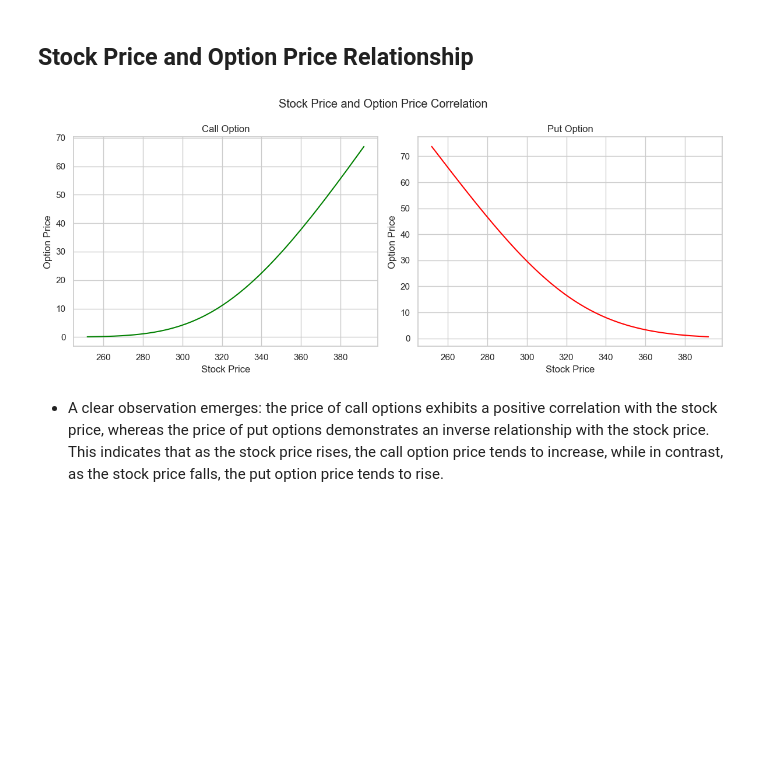
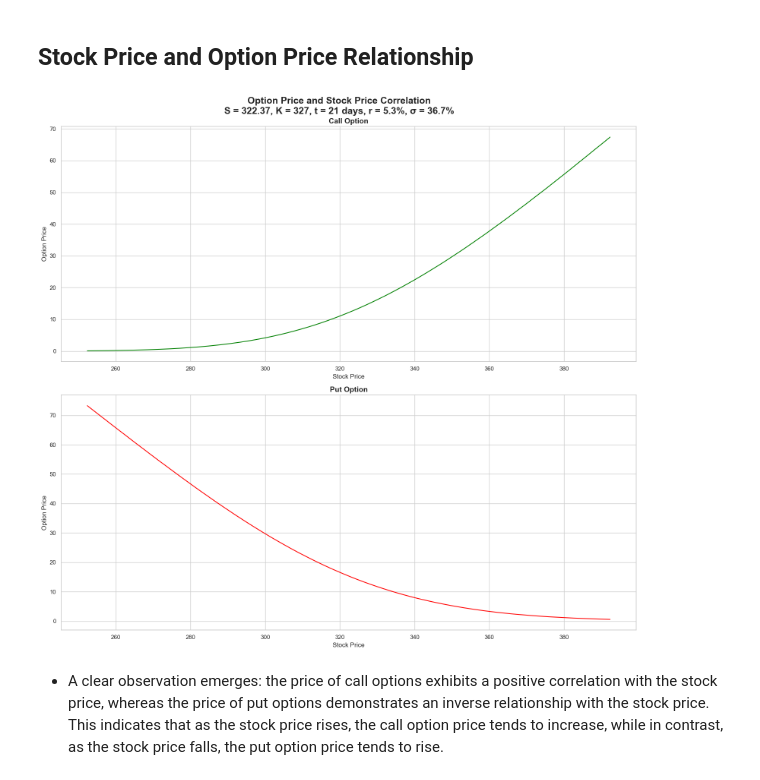
Before and after one commit to acrizkyakbar/3.-Black-and-Scholes-Option-Pricing-Model, a Jupyter notebook: BlackScholesAndOptionGreeks - Final.ipynb, the cells around one changed output. Saved outputs shown, nothing was run; the diff lists cells and outputs as text; code cells hidden in the pictures; blank space fills up the shorter version.

```diff
--- a/BlackScholesAndOptionGreeks - Final.ipynb
+++ b/BlackScholesAndOptionGreeks - Final.ipynb
@@ -245,8 +245,6 @@ r
 # %% [markdown]
 ## **Black-Scholes Option Pricing Formula**
 # %%
-from scipy.stats import norm
-
 def bs(S, K, t, r, sigma, option_type = 'c'):
     '''
     Calculate Option Price and Greeks with Black-Scholes Formula
@@ -276,8 +274,7 @@ def bs(S, K, t, r, sigma, option_type = 'c'):
             raise ValueError("Invalid option type. Use 'c' for call and 'p' for put.")
 
     # Option Greeks
-
-        delta = norm_d1 if option_type == 'c' else norm_minus_d1 - 1
+        delta = norm_d1 if option_type == 'c' else -norm_minus_d1
         theta = ((-S * norm.pdf(d1) * sigma / (2 * np.sqrt(T)) - r * K * np.exp(-r * T) * norm_d2)) / 252 if option_type == 'c' else \
                 ((-S * norm.pdf(d1) * sigma / (2 * np.sqrt(T)) + r * K * np.exp(-r * T) * norm_minus_d2)) / 252
         gamma = norm.pdf(d1) / (S * sigma * np.sqrt(T))
@@ -289,7 +286,13 @@ def bs(S, K, t, r, sigma, option_type = 'c'):
         print('Invalid Input, Check the Parameters')
         return None
 
-    return option_price.round(4), delta.round(4), theta.round(4), gamma.round(4), vega.round(4), rho.round(4)
+    return option_price.round(4), delta, theta.round(4), gamma.round(4), vega.round(4), rho.round(4)
+# %%
+S = 322.37
+K = 322 + 5
+t = 21
+r = 0.05302
+sigma = 0.3670
 # %% [markdown]
 - Option Price and Option Greeks for European Call Option:
 # %%
@@ -503,31 +548,34 @@ p_price
 # %% [markdown]
 ## **Stock Price and Option Price Relationship**
 # %%
-plt.figure(figsize = (12, 5))
+plt.figure(figsize = (16, 15))
 
 # Call Option
-plt.subplot(1,2,1)
+plt.subplot(2,1,1)
 pnl_call = sns.lineplot(data = call_graph, x = 'stock_price', y = 'call_option_price', color = 'green')
 
 # Title
-plt.title('Call Option')
+plt.title('Call Option', size = 14, fontweight = 'bold')
 plt.xlabel('Stock Price')
 plt.ylabel('Option Price')
 
 # Put Option
-plt.subplot(1,2,2)
+plt.subplot(2,1,2)
 pnl_call = sns.lineplot(data = put_graph, x = 'stock_price', y = 'put_option_price', color = 'red')
 
 # Title
-plt.title('Put Option')
+plt.title('Put Option', size = 14, fontweight = 'bold')
 plt.xlabel('Stock Price')
 plt.ylabel('Option Price')
 
-plt.suptitle('Stock Price and Option Price Correlation')
+# Add the super title with two lines
+suptitle_line1 = 'Option Price and Stock Price Correlation'
+suptitle_line2 = f'S = {S}, K = {K}, t = {t} days, r = {np.round(r * 100, 2)}%, σ = {np.round(sigma * 100, 2)}%'
+plt.suptitle(f'{suptitle_line1}\n{suptitle_line2}', size=18, fontweight='bold')
 plt.tight_layout()
 plt.show()
 # %% [output]
-[figure, old version]
+[figure, new version]
 # %% [markdown]
 - A clear observation emerges: the price of call options exhibits a positive correlation with the stock price, whereas the price of put options demonstrates an inverse relationship with the stock price. This indicates that as the stock price rises, the call option price tends to increase, while in contrast, as the stock price falls, the put option price tends to rise.
 # %% [markdown]
```
Also changed, not shown: parts of 59 cells of this notebook.
